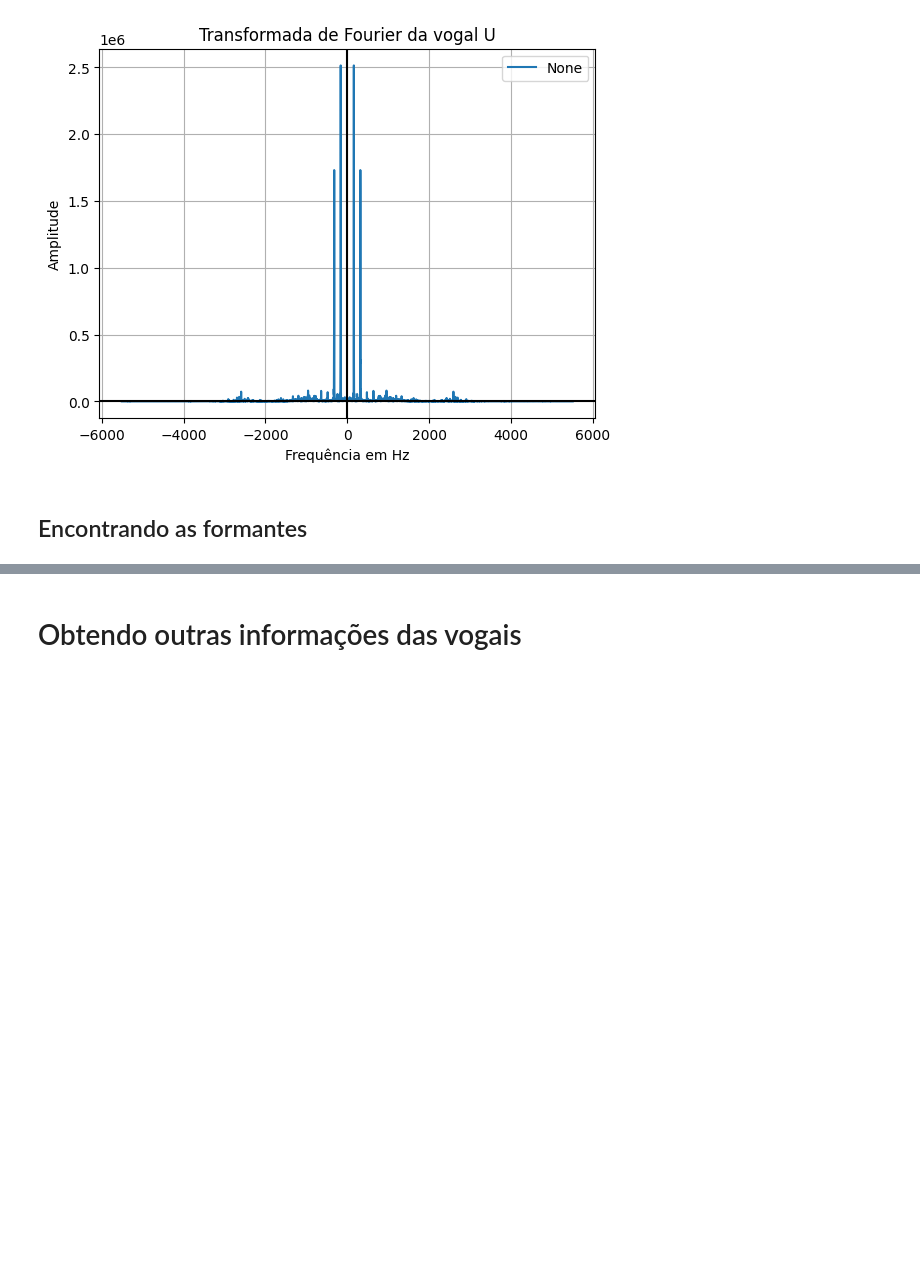
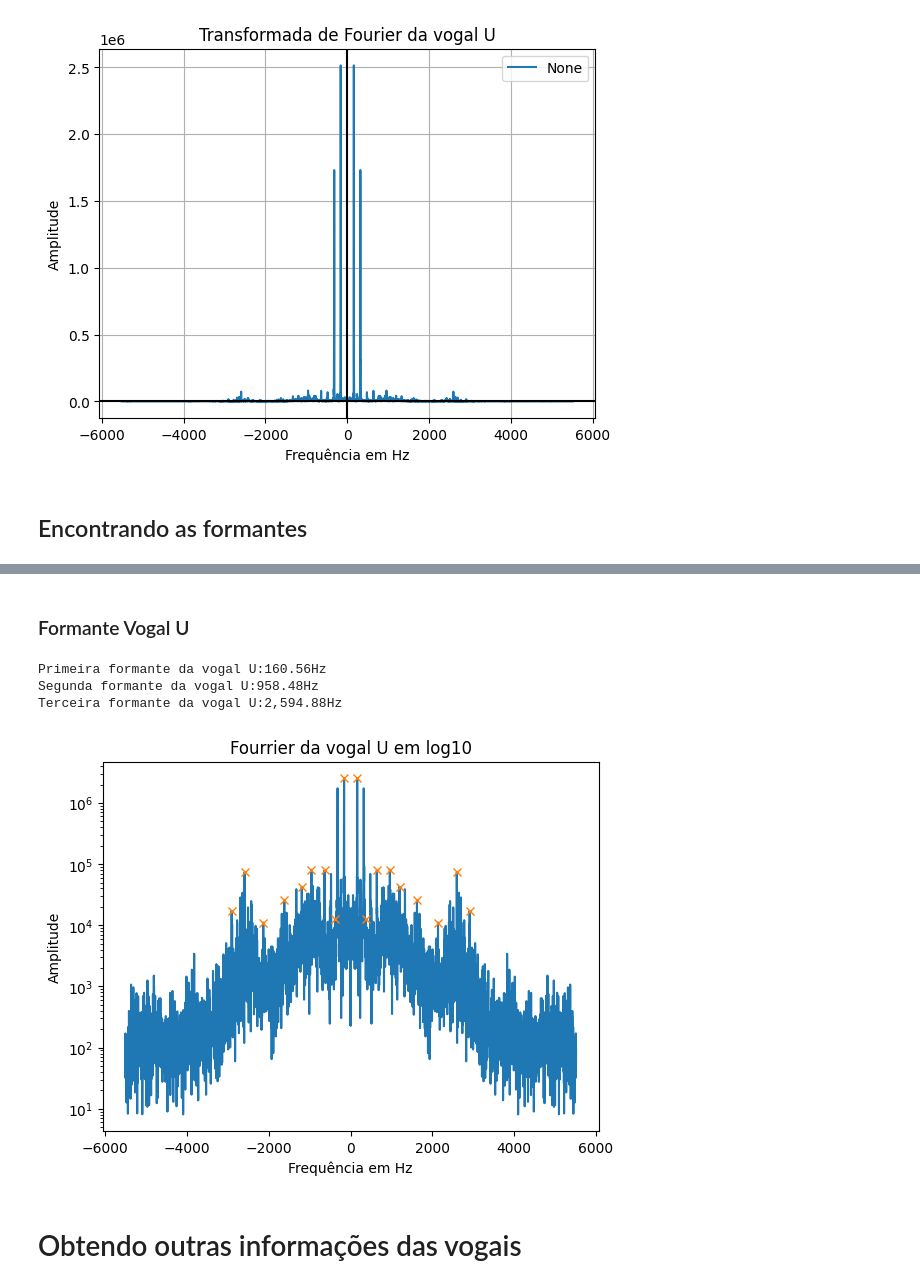
Before and after one commit to Rubiozito/Sistemas-e-Sinais, a Jupyter notebook: Trabalho_Final_sinais/Tfinal_sinais.ipynb, the cells around one changed output, grey strips where cells are left out. Saved outputs shown, nothing was run; the diff lists cells and outputs as text; code cells hidden in the pictures; blank space fills up the shorter version.

```diff
--- a/Trabalho_Final_sinais/Tfinal_sinais.ipynb
+++ b/Trabalho_Final_sinais/Tfinal_sinais.ipynb
@@ -291,3 +340,23 @@ Terceira formante da vogal A:2,643.48Hz
+# %% [markdown]
+### Formante Vogal U
+# %%
+picos_form_u, _ = find_peaks(Fourier_u, height=0, distance=130, prominence=10000)
+plt.figure()
+plt.plot(frequencia_u, np.abs(Fourier_u))
+plt.title('Fourrier da vogal U em log10')
+plt.xlabel('Frequência em Hz')
+plt.ylabel('Amplitude')
+plt.yscale('log')
+plt.plot(frequencia_u[picos_form_u], np.abs(Fourier_u[picos_form_u]), "x")
+
+print(f'Primeira formante da vogal U:{frequencia_u[picos_form_u[9]]:,.2f}Hz')
+print(f'Segunda formante da vogal U:{frequencia_u[picos_form_u[12]]:,.2f}Hz')
+print(f'Terceira formante da vogal U:{frequencia_u[picos_form_u[16]]:,.2f}Hz')
+# %% [output]
+Primeira formante da vogal U:160.56Hz
+Segunda formante da vogal U:958.48Hz
+Terceira formante da vogal U:2,594.88Hz
+[figure, added]
 # %% [markdown]
 # Obtendo outras informações das vogais
 # %% [markdown]
```
Also changed, not shown: parts of 16 cells of this notebook.
